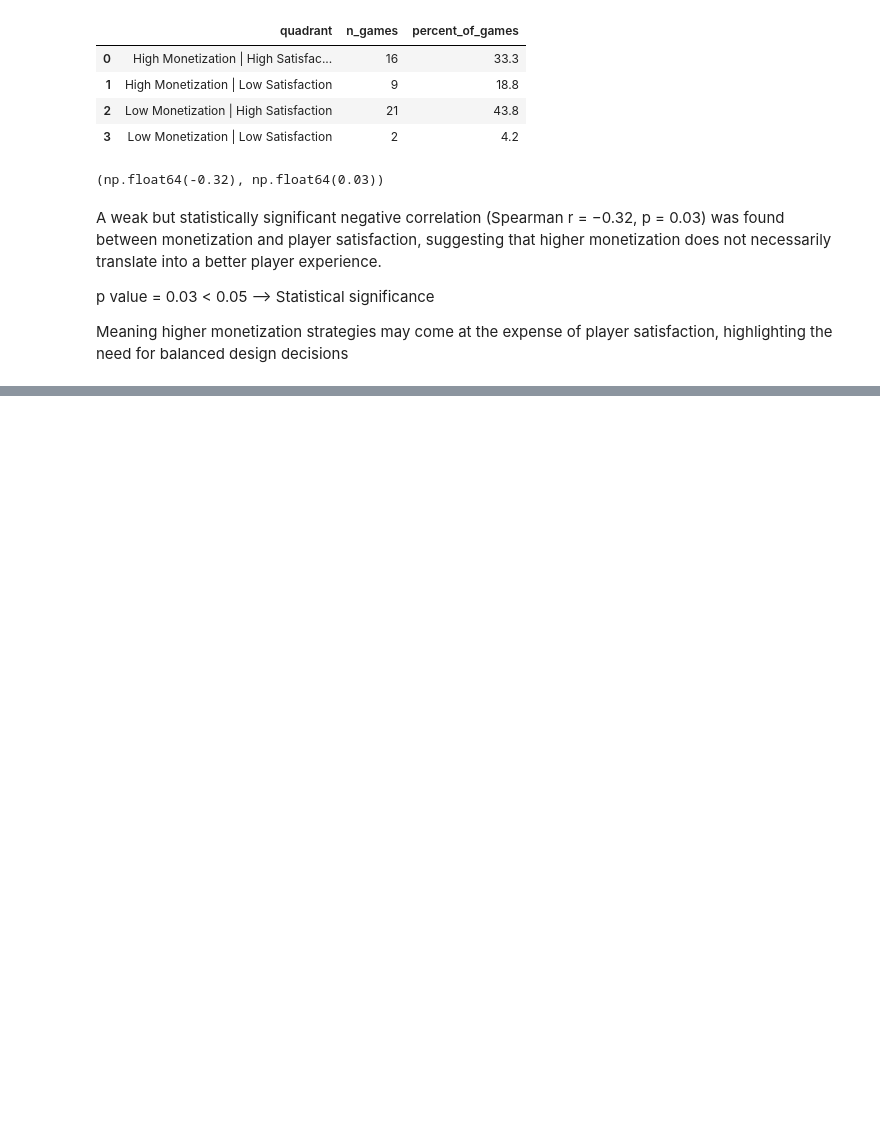
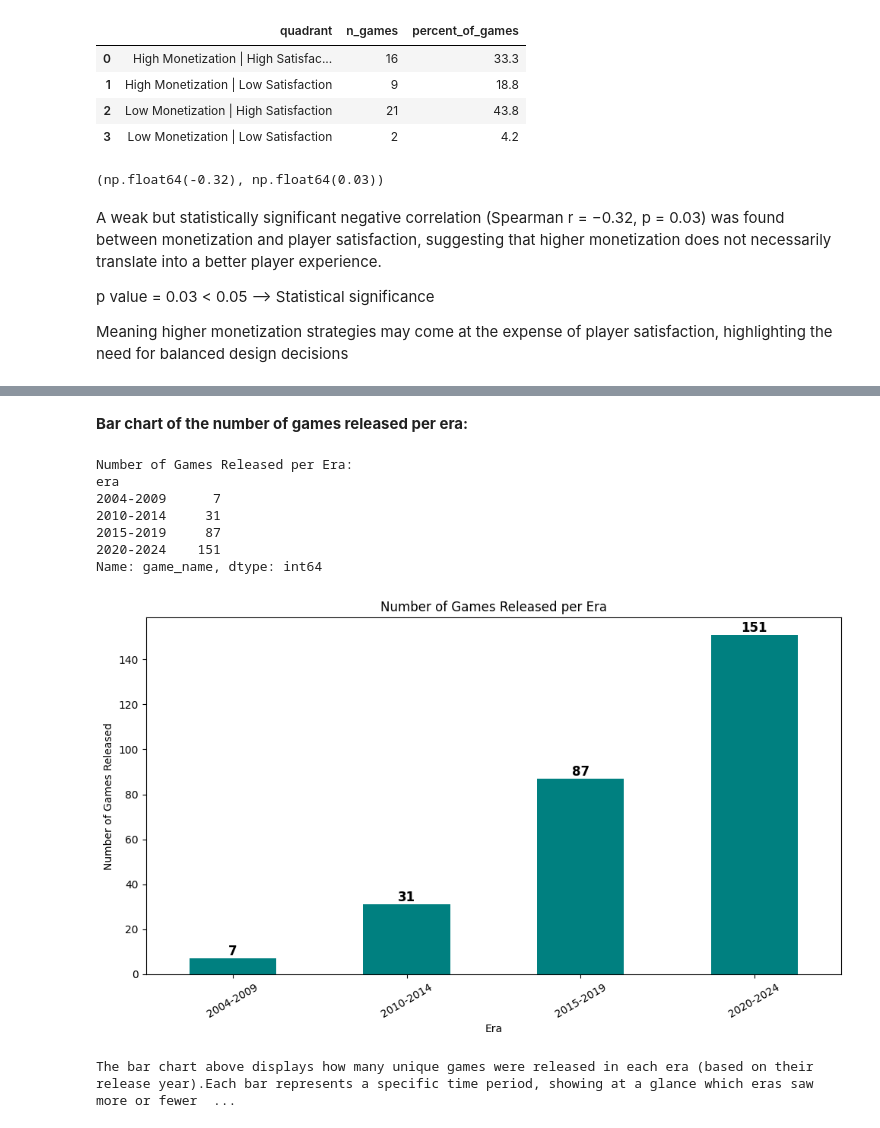
Before and after one commit to OfirBH/Steam_Final_Project, a Jupyter notebook: steam_final_project.ipynb, the cells around one changed output, grey strips where cells are left out. Cells and saved outputs as stored; diff of their text form; code cells hidden in the pictures; blank space fills up the shorter version.

```diff
--- a/steam_final_project.ipynb
+++ b/steam_final_project.ipynb
@@ -1854,0 +2129,62 @@ Meaning higher monetization strategies may come at the expense of player satisfa
+# %% [markdown]
+**Bar chart of the number of games released per era:**
+# %%
+# Era Analysis: Define eras and plot games per era
+
+# Define Era Ranges (Example: each decade or logical groupings for the dataset)
+era_bins = [2004, 2010, 2015, 2020, 2025]  # Can adjust based on your release_year data
+era_labels = [
+    '2004-2009',
+    '2010-2014',
+    '2015-2019',
+    '2020-2024'
+]
+
+# Extract release year from release_date if not already.
+if 'release_year' not in unique_game_df.columns:
+    unique_game_df['release_year'] = unique_game_df['release_date'].dt.year
+
+# Assign games to eras
+unique_game_df['era'] = pd.cut(unique_game_df['release_year'], bins=era_bins, labels=era_labels, right=False)
+
+# Count games per era
+games_per_era = unique_game_df.groupby('era')['game_name'].count()
+
+# Display era counts
+print("Number of Games Released per Era:")
+print(games_per_era)
+
+# Add numbers to each column in the era/genre plot for clarity
+
+# For the games_per_era bar chart:
+plt.figure(figsize=(10,6))
+ax = games_per_era.plot(kind='bar', color='teal')
+plt.xlabel('Era')
+plt.ylabel('Number of Games Released')
+plt.title('Number of Games Released per Era')
+plt.xticks(rotation=30)
+plt.tight_layout()
+
+# Annotate bars with value
+for p in ax.patches:
+    ax.annotate(f"{int(p.get_height())}",
+                (p.get_x() + p.get_width() / 2, p.get_height()),
+                ha='center', va='bottom', fontsize=12, fontweight='bold')
+
+plt.show()
+
+
+print(
+    "The bar chart above displays how many unique games were released in each era (based on their release year)."
+    "Each bar represents a specific time period, showing at a glance which eras saw more or fewer game releases."
+)
+# %% [output]
+Number of Games Released per Era:
+era
+2004-2009      7
+2010-2014     31
+2015-2019     87
+2020-2024    151
+Name: game_name, dtype: int64
+[figure, added]
+The bar chart above displays how many unique games were released in each era (based on their release year).Each bar represents a specific time period, showing at a glance which eras saw more or fewer  ...
```
Also changed, not shown: parts of 21 cells of this notebook.
